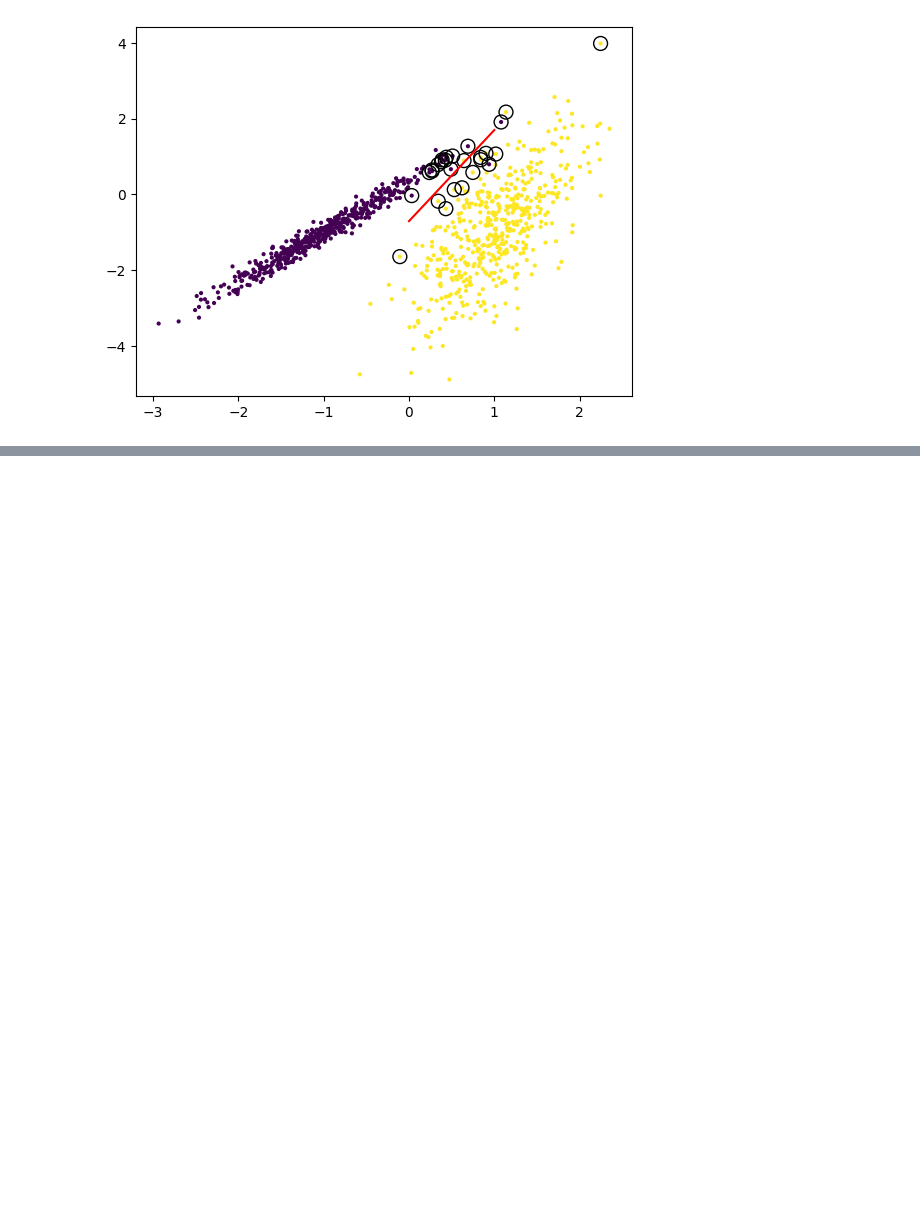
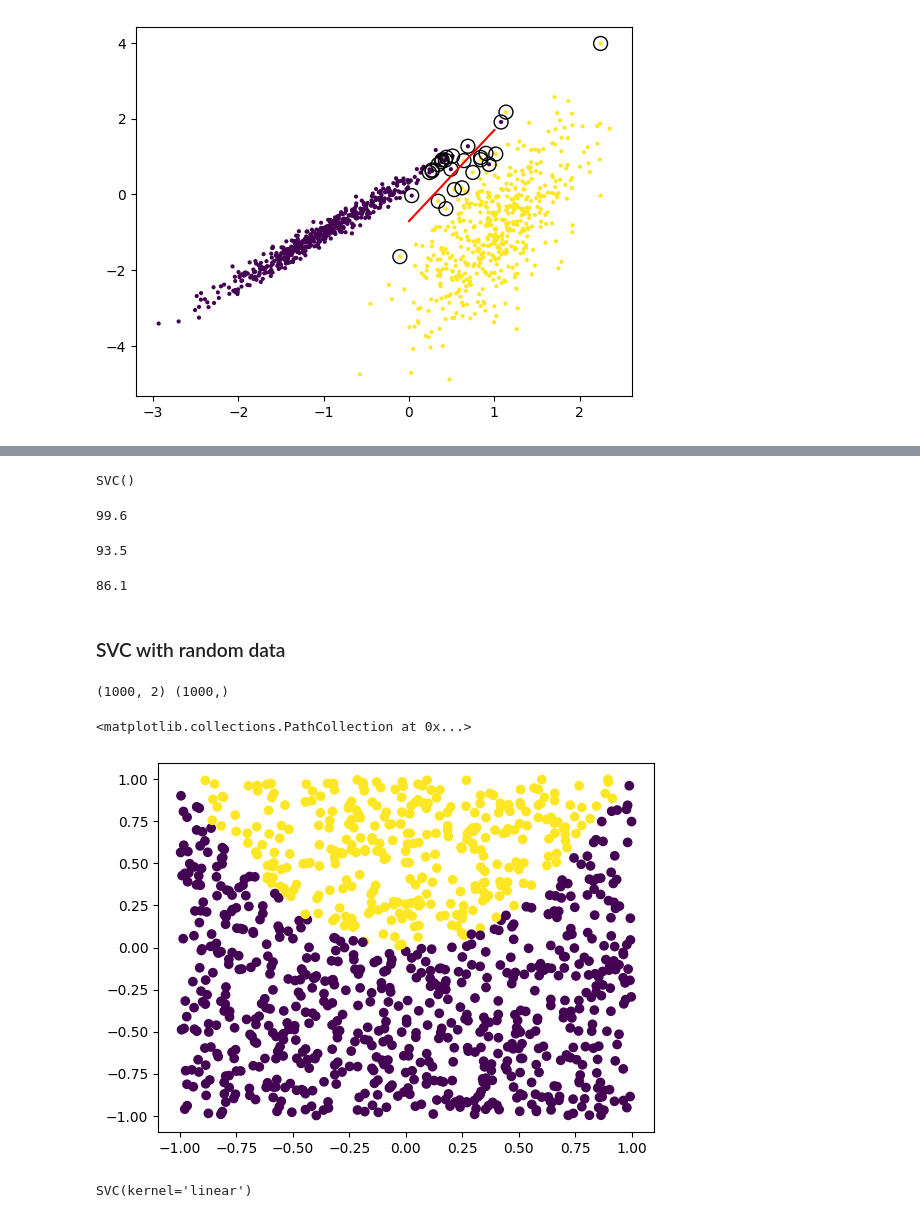
Before and after one commit to Ashok-Prajapati2/Machine-Learning, a Jupyter notebook: SVC.ipynb, the cells around one changed output, grey strips where cells are left out. Cells and saved outputs as stored; diff of their text form; code cells hidden in the pictures; blank space fills up the shorter version.

```diff
--- a/SVC.ipynb
+++ b/SVC.ipynb
@@ -57,0 +101,24 @@ plt.plot([0,1], [-(clf.intercept_[0]+clf.coef_[0][0]*0)/clf.coef_[0][1], -(clf.i
+# %%
+from sklearn.svm import SVC
+clf = SVC(kernel='rbf')
+clf.fit(X, y)
+# %% [output]
+SVC()
+# %%
+clf.score(X,y)*100
+# %% [output]
+99.6
+# %%
+clf = SVC(kernel='sigmoid', C=1)
+clf.fit(X, y)
+clf.score(X,y)*100
+# %% [output]
+93.5
+# %%
+clf = SVC(kernel='poly', C=1)
+clf.fit(X, y)
+clf.score(X,y)*100
+# %% [output]
+86.1
+# %% [markdown]
+### SVC with random data
@@ -57,0 +129,26 @@ plt.plot([0,1], [-(clf.intercept_[0]+clf.coef_[0][0]*0)/clf.coef_[0][1], -(clf.i
+# %%
+X = []
+for i in range(1000):
+    X.append([rnd.uniform(-1,1),rnd.uniform(-1,1)])
+X = np.array(X)
+y = []
+for i in range(1000):
+    if X[i][1] > X[i][0]**2:
+        y.append(1)
+    else:
+        y.append(-1)
+y = np.array(y)
+print(X.shape,y.shape)
+# %% [output]
+(1000, 2) (1000,)
+# %%
+plt.scatter(X[:,0],X[:,1],c=y)
+# %% [output]
+<matplotlib.collections.PathCollection at 0x...>
+[figure, added]
+# %%
+from sklearn.svm import SVC
+clf = SVC(kernel='linear')
+clf.fit(X, y)
+# %% [output]
+SVC(kernel='linear')
```
Also changed, not shown: parts of 20 cells of this notebook, 1 other file.
